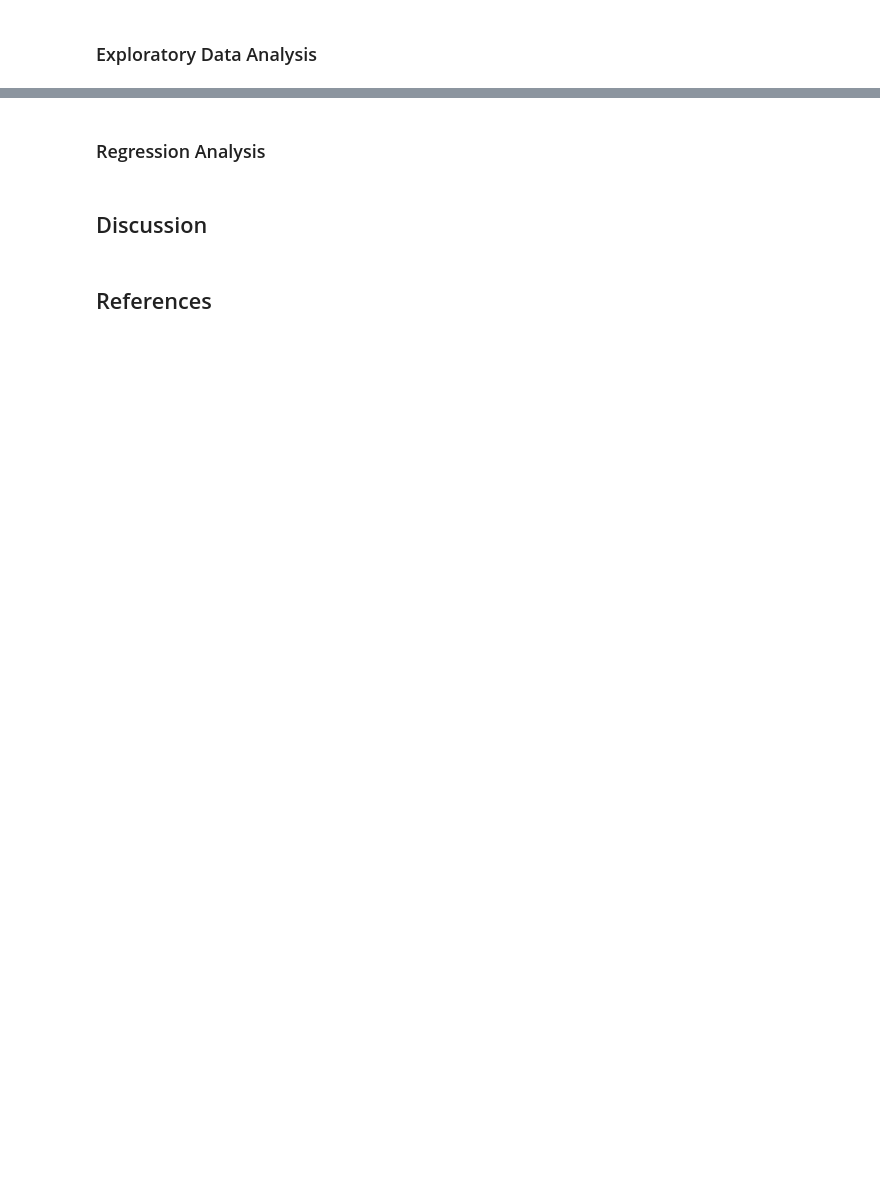
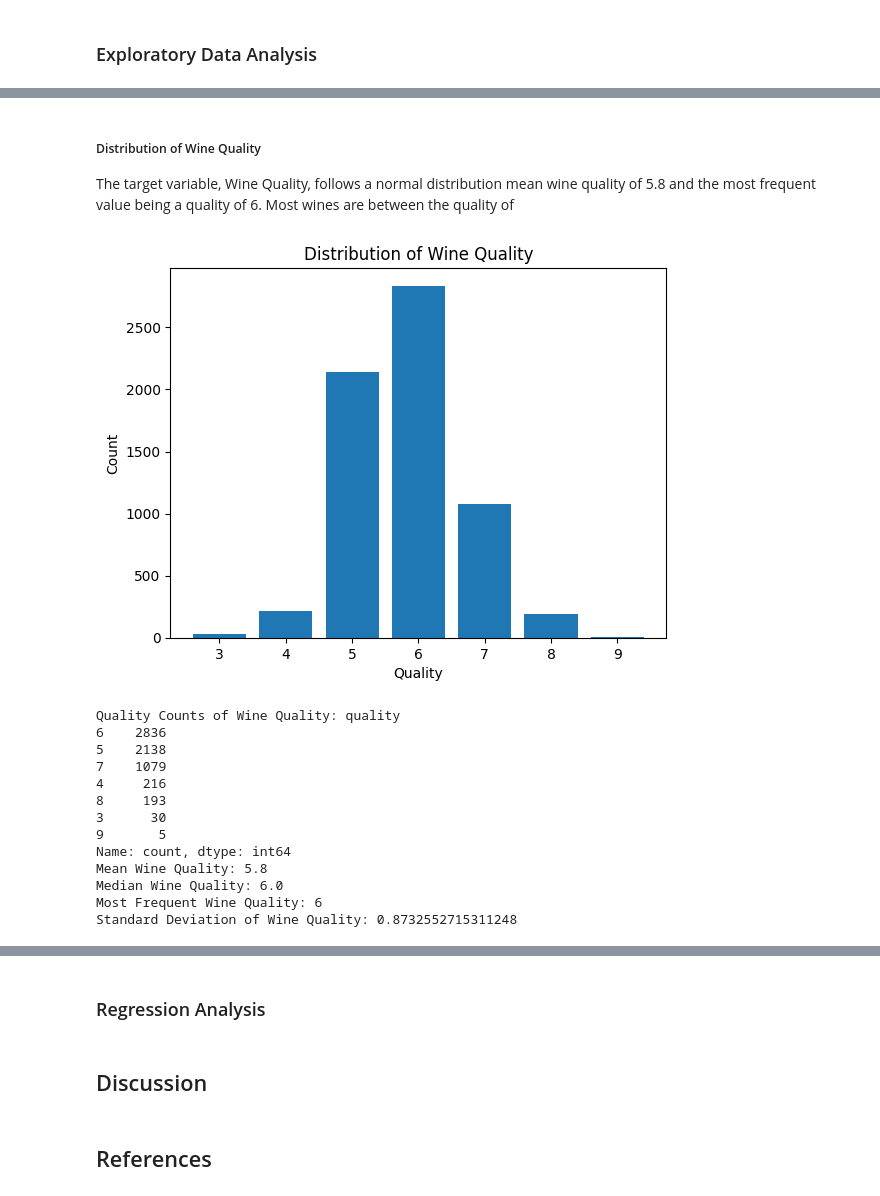
Before and after one commit to UBC-DSCI-310-2025W2/dsci-310-group-03, a Jupyter notebook: notebooks/wine_quality_prediction.ipynb, the cells around one changed output, grey strips where cells are left out. Cells and saved outputs as stored; diff of their text form; code cells hidden in the pictures; blank space fills up the shorter version.

```diff
--- a/notebooks/wine_quality_prediction.ipynb
+++ b/notebooks/wine_quality_prediction.ipynb
@@ -66,0 +137,37 @@ print(f"Dataset shape: {wine_df.shape}")
+# %% [markdown]
+##### Distribution of Wine Quality
+
+The target variable, Wine Quality, follows a normal distribution mean wine quality of 5.8 and the most frequent value being a quality of 6. Most wines are between the quality of
+# %%
+import matplotlib.pyplot as plt
+
+#Distribution of Wine Quality
+
+quality_counts = wine_df['quality'].value_counts()
+
+plt.bar(quality_counts.index, quality_counts.values)
+plt.title('Distribution of Wine Quality')
+plt.xlabel('Quality')
+plt.ylabel('Count')
+plt.show()
+
+print(f"Quality Counts of Wine Quality: {quality_counts}")
+print(f"Mean Wine Quality: {wine_df['quality'].mean():.2g}")
+print(f"Median Wine Quality: {wine_df["quality"].median()}")
+print(f"Most Frequent Wine Quality: {wine_df['quality'].mode()[0]}")
+print(f"Standard Deviation of Wine Quality: {wine_df['quality'].std()}")
+# %% [output]
+[figure, added]
+Quality Counts of Wine Quality: quality
+6    2836
+5    2138
+7    1079
+4     216
+8     193
+3      30
+9       5
+Name: count, dtype: int64
+Mean Wine Quality: 5.8
+Median Wine Quality: 6.0
+Most Frequent Wine Quality: 6
+Standard Deviation of Wine Quality: 0.8732552715311248
```
Also changed, not shown: parts of 9 cells of this notebook, 1 other file.
